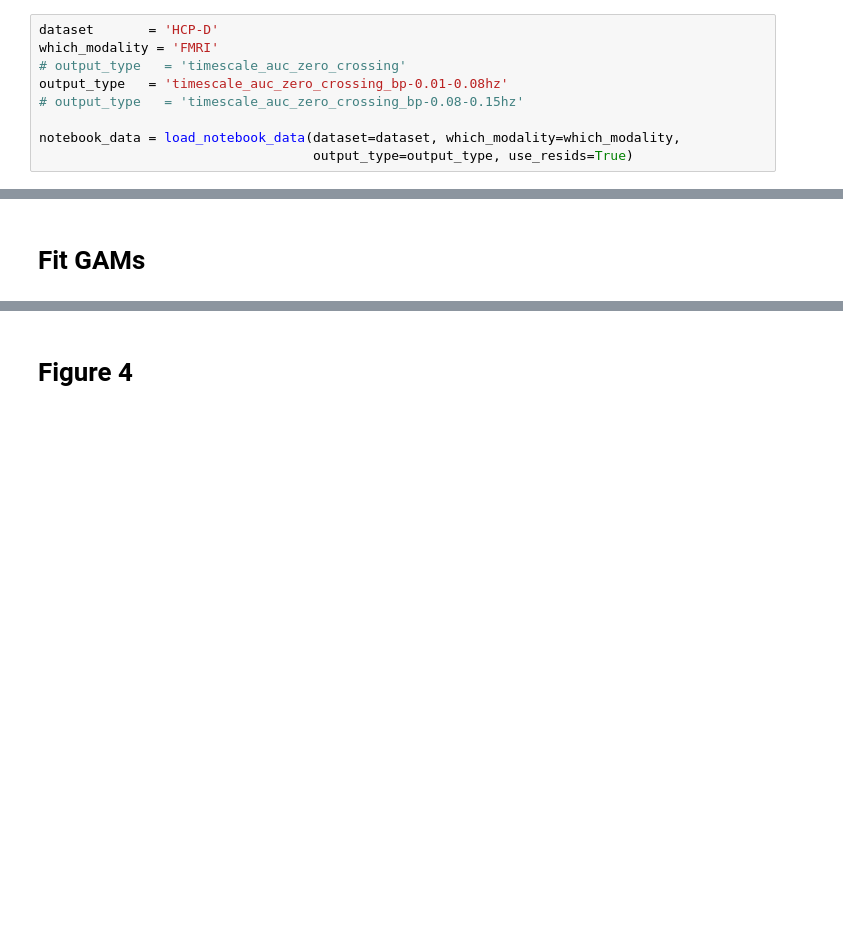
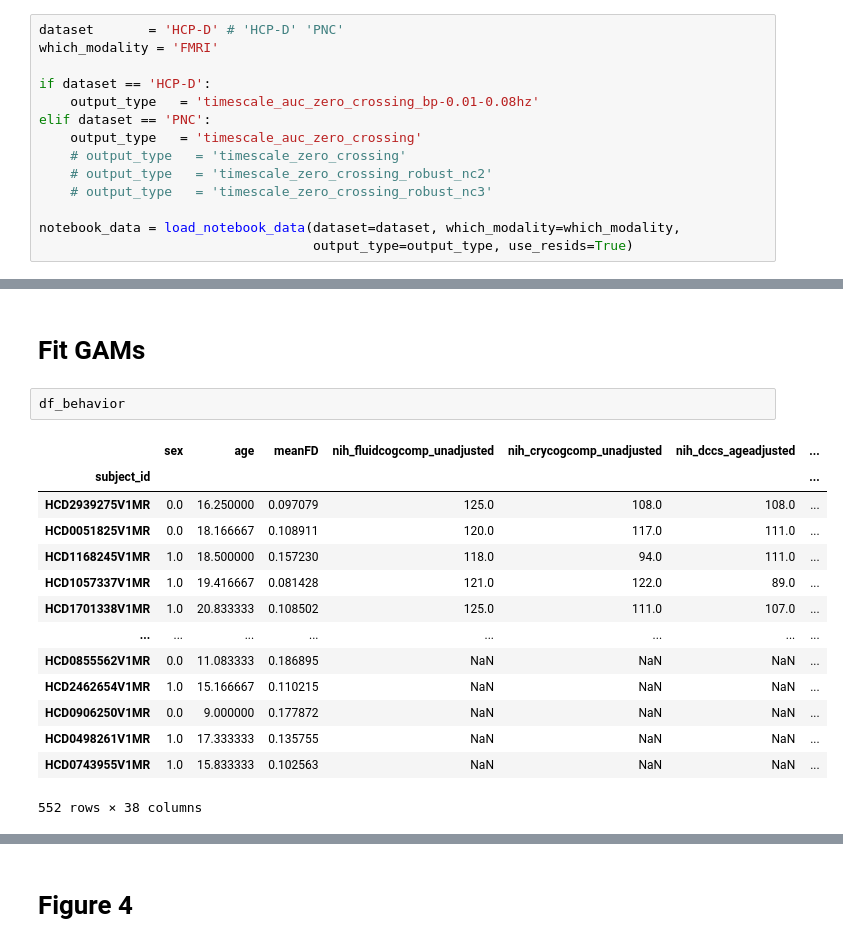
Before and after one commit to LindenParkesLab/intrinsic_neural_timescales, a Jupyter notebook: scripts/timescales_analysis_fig4.ipynb, the cells around one changed output, grey strips where cells are left out. Drawn from its saved outputs; the diff is of its cells as text; blank space fills up the shorter version.

```diff
--- a/scripts/timescales_analysis_fig4.ipynb
+++ b/scripts/timescales_analysis_fig4.ipynb
@@ -36,11 +36,16 @@ from src.gams import (fit_all_panels, apply_region_mask, get_series_colors, get_
 # %% [markdown]
 # Load data
 # %%
-dataset       = 'HCP-D'
+dataset       = 'HCP-D' # 'HCP-D' 'PNC'
 which_modality = 'FMRI'
-# output_type   = 'timescale_auc_zero_crossing'
-output_type   = 'timescale_auc_zero_crossing_bp-0.01-0.08hz'
-# output_type   = 'timescale_auc_zero_crossing_bp-0.08-0.15hz'
+
+if dataset == 'HCP-D':
+    output_type   = 'timescale_auc_zero_crossing_bp-0.01-0.08hz'
+elif dataset == 'PNC':
+    output_type   = 'timescale_auc_zero_crossing'
+    # output_type   = 'timescale_zero_crossing'
+    # output_type   = 'timescale_zero_crossing_robust_nc2'
+    # output_type   = 'timescale_zero_crossing_robust_nc3'
 
 notebook_data = load_notebook_data(dataset=dataset, which_modality=which_modality,
                                    output_type=output_type, use_resids=True)
@@ -111,4 +114,21 @@ tfMRIEMOTIONPA (552, 10)
 tfMRIGUESSINGPA (552, 10)
 # %% [markdown]
 # Fit GAMs
+# %%
+df_behavior
+# %% [output]
+|  | sex | age | meanFD | nih_fluidcogcomp_unadjusted | nih_crycogcomp_unadjusted | nih_dccs_ageadjusted | ... |
+| subject_id |  |  |  |  |  |  | ... |
+| HCD2939275V1MR | 0.0 | 16.250000 | 0.097079 | 125.0 | 108.0 | 108.0 | ... |
+| HCD0051825V1MR | 0.0 | 18.166667 | 0.108911 | 120.0 | 117.0 | 111.0 | ... |
+| HCD1168245V1MR | 1.0 | 18.500000 | 0.157230 | 118.0 | 94.0 | 111.0 | ... |
+| HCD1057337V1MR | 1.0 | 19.416667 | 0.081428 | 121.0 | 122.0 | 89.0 | ... |
+| HCD1701338V1MR | 1.0 | 20.833333 | 0.108502 | 125.0 | 111.0 | 107.0 | ... |
+| ... | ... | ... | ... | ... | ... | ... | ... |
+| HCD0855562V1MR | 0.0 | 11.083333 | 0.186895 | NaN | NaN | NaN | ... |
+| HCD2462654V1MR | 1.0 | 15.166667 | 0.110215 | NaN | NaN | NaN | ... |
+| HCD0906250V1MR | 0.0 | 9.000000 | 0.177872 | NaN | NaN | NaN | ... |
+| HCD0498261V1MR | 1.0 | 17.333333 | 0.135755 | NaN | NaN | NaN | ... |
+| HCD0743955V1MR | 1.0 | 15.833333 | 0.102563 | NaN | NaN | NaN | ... |
+552 rows × 38 columns
 # %%
```
Also changed, not shown: parts of 5 cells of this notebook.
